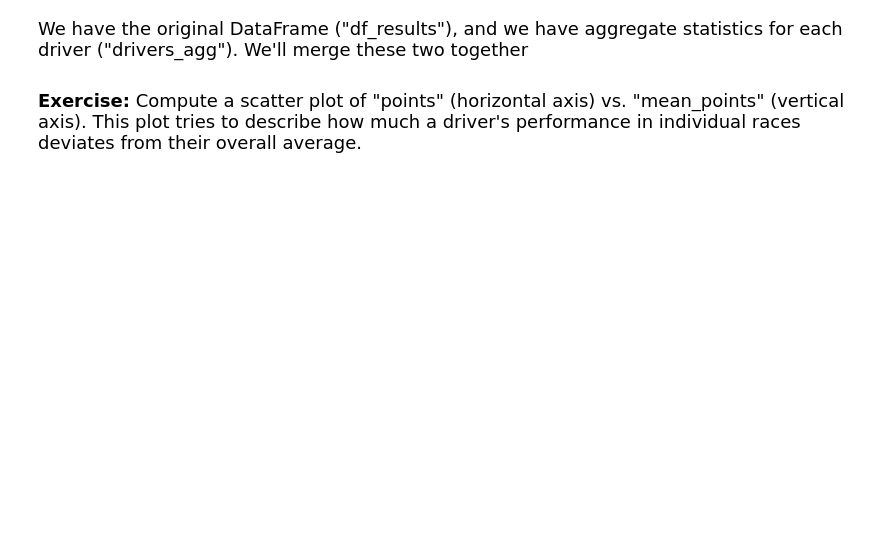
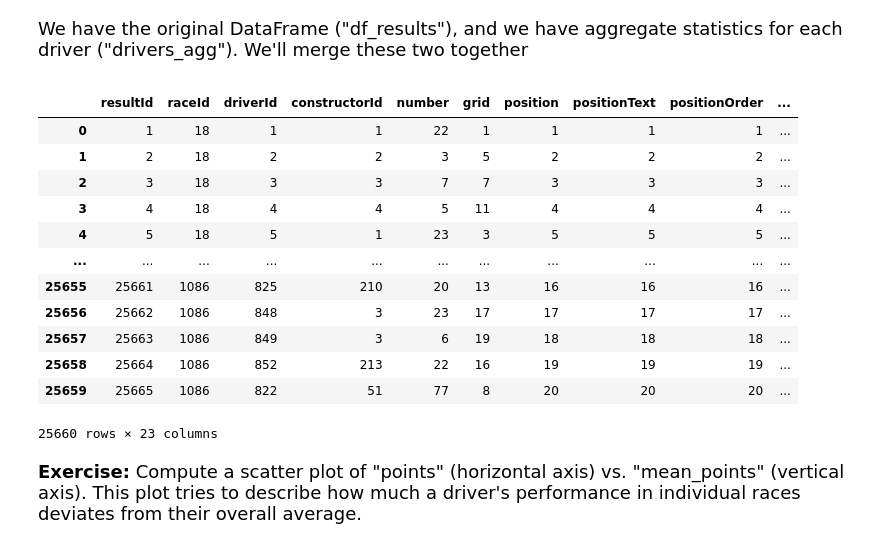
Before and after one commit to joycheng88/qtm151fall2025, a Jupyter notebook: Lecture_15-grouping_aggregating_merging/Lecture15.ipynb, the cells around one changed output. Cells and saved outputs as stored; diff of their text form; code cells hidden in the pictures; blank space fills up the shorter version.

```diff
--- a/Lecture_15-grouping_aggregating_merging/Lecture15.ipynb
+++ b/Lecture_15-grouping_aggregating_merging/Lecture15.ipynb
@@ -572,11 +602,27 @@ drivers_agg
 # %%
+# Merge df_results and drivers_agg
 # This command merges the "aggregate" information in "driver_agg" into
 # "df_results" similar as the figure above.
 # The merging variable "on" is determined by "driverId", which is a column
 # that is common to both DataFrames
 # "how = left" indicates that the left DataFrame is the baseline
 
 results_merge = pd.merge(df_results,
                          drivers_agg,
                          on = "driverId",
                          how = "left")
+display(results_merge)
+# %% [output]
+|  | resultId | raceId | driverId | constructorId | number | grid | position | positionText | positionOrder | ... |
+| 0 | 1 | 18 | 1 | 1 | 22 | 1 | 1 | 1 | 1 | ... |
+| 1 | 2 | 18 | 2 | 2 | 3 | 5 | 2 | 2 | 2 | ... |
+| 2 | 3 | 18 | 3 | 3 | 7 | 7 | 3 | 3 | 3 | ... |
+| 3 | 4 | 18 | 4 | 4 | 5 | 11 | 4 | 4 | 4 | ... |
+| 4 | 5 | 18 | 5 | 1 | 23 | 3 | 5 | 5 | 5 | ... |
+| ... | ... | ... | ... | ... | ... | ... | ... | ... | ... | ... |
+| 25655 | 25661 | 1086 | 825 | 210 | 20 | 13 | 16 | 16 | 16 | ... |
+| 25656 | 25662 | 1086 | 848 | 3 | 23 | 17 | 17 | 17 | 17 | ... |
+| 25657 | 25663 | 1086 | 849 | 3 | 6 | 19 | 18 | 18 | 18 | ... |
+| 25658 | 25664 | 1086 | 852 | 213 | 22 | 16 | 19 | 19 | 19 | ... |
+| 25659 | 25665 | 1086 | 822 | 51 | 77 | 8 | 20 | 20 | 20 | ... |
+25660 rows × 23 columns
```
Also changed, not shown: parts of 6 cells of this notebook, 1 other file.
